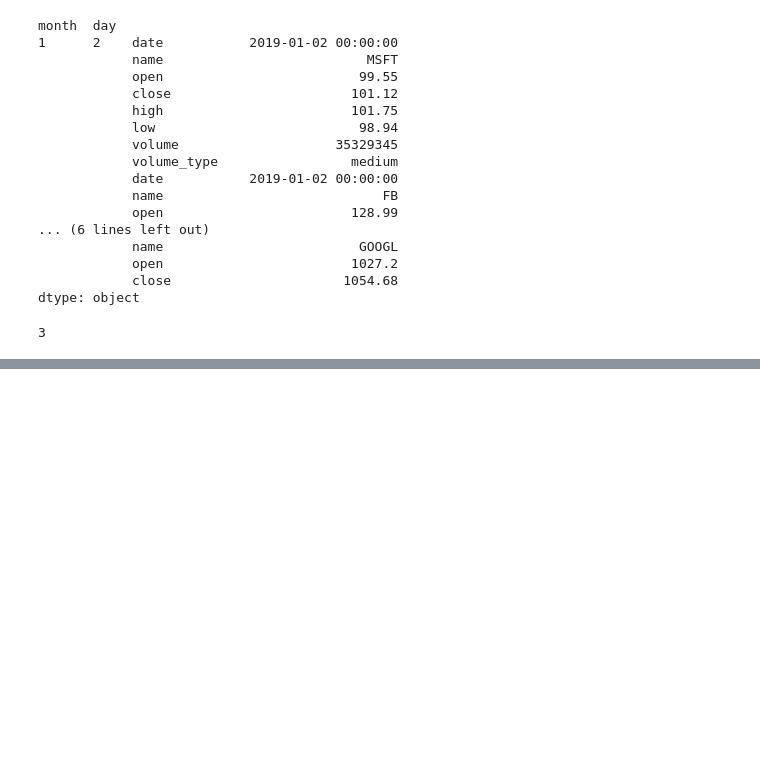
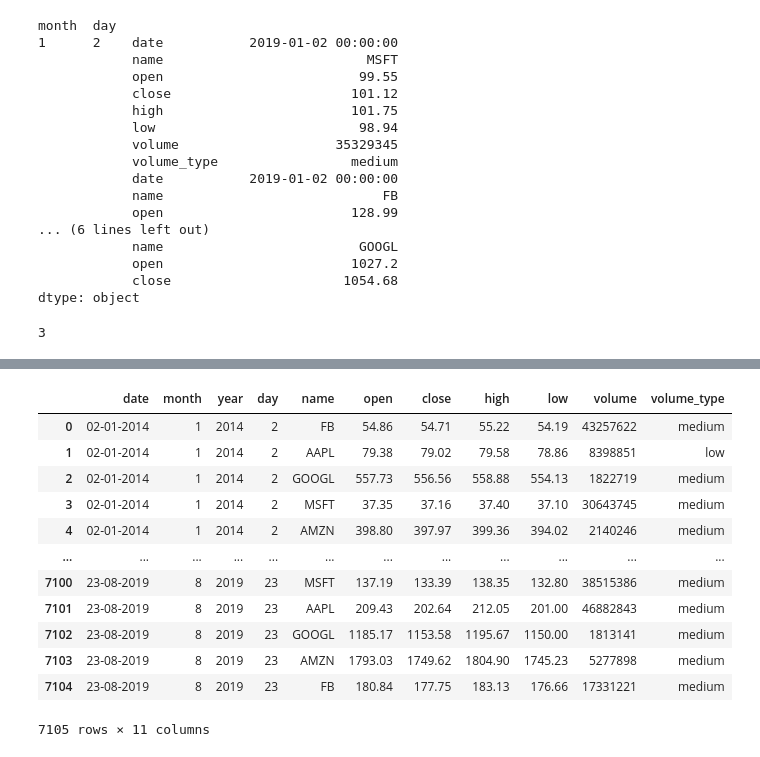
Before and after one commit to Narula901/Python-Library, a Jupyter notebook: Pandas/Practice Problems/Practice Problem - Going MultiDimensional - 2.ipynb, the cells around one changed output, grey strips where cells are left out. Drawn from its saved outputs; the diff is of its cells as text; code cells hidden in the pictures; blank space fills up the shorter version.

```diff
--- a/Pandas/Practice Problems/Practice Problem - Going MultiDimensional - 2.ipynb
+++ b/Pandas/Practice Problems/Practice Problem - Going MultiDimensional - 2.ipynb
@@ -1080,0 +1118,16 @@ df_stack.index.nlevels
+# %%
+tech
+# %% [output]
+|  | date | month | year | day | name | open | close | high | low | volume | volume_type |
+| 0 | 02-01-2014 | 1 | 2014 | 2 | FB | 54.86 | 54.71 | 55.22 | 54.19 | 43257622 | medium |
+| 1 | 02-01-2014 | 1 | 2014 | 2 | AAPL | 79.38 | 79.02 | 79.58 | 78.86 | 8398851 | low |
+| 2 | 02-01-2014 | 1 | 2014 | 2 | GOOGL | 557.73 | 556.56 | 558.88 | 554.13 | 1822719 | medium |
+| 3 | 02-01-2014 | 1 | 2014 | 2 | MSFT | 37.35 | 37.16 | 37.40 | 37.10 | 30643745 | medium |
+| 4 | 02-01-2014 | 1 | 2014 | 2 | AMZN | 398.80 | 397.97 | 399.36 | 394.02 | 2140246 | medium |
+| ... | ... | ... | ... | ... | ... | ... | ... | ... | ... | ... | ... |
+| 7100 | 23-08-2019 | 8 | 2019 | 23 | MSFT | 137.19 | 133.39 | 138.35 | 132.80 | 38515386 | medium |
+| 7101 | 23-08-2019 | 8 | 2019 | 23 | AAPL | 209.43 | 202.64 | 212.05 | 201.00 | 46882843 | medium |
+| 7102 | 23-08-2019 | 8 | 2019 | 23 | GOOGL | 1185.17 | 1153.58 | 1195.67 | 1150.00 | 1813141 | medium |
+| 7103 | 23-08-2019 | 8 | 2019 | 23 | AMZN | 1793.03 | 1749.62 | 1804.90 | 1745.23 | 5277898 | medium |
+| 7104 | 23-08-2019 | 8 | 2019 | 23 | FB | 180.84 | 177.75 | 183.13 | 176.66 | 17331221 | medium |
+7105 rows × 11 columns
```
Also changed, not shown: parts of 3 cells of this notebook.
